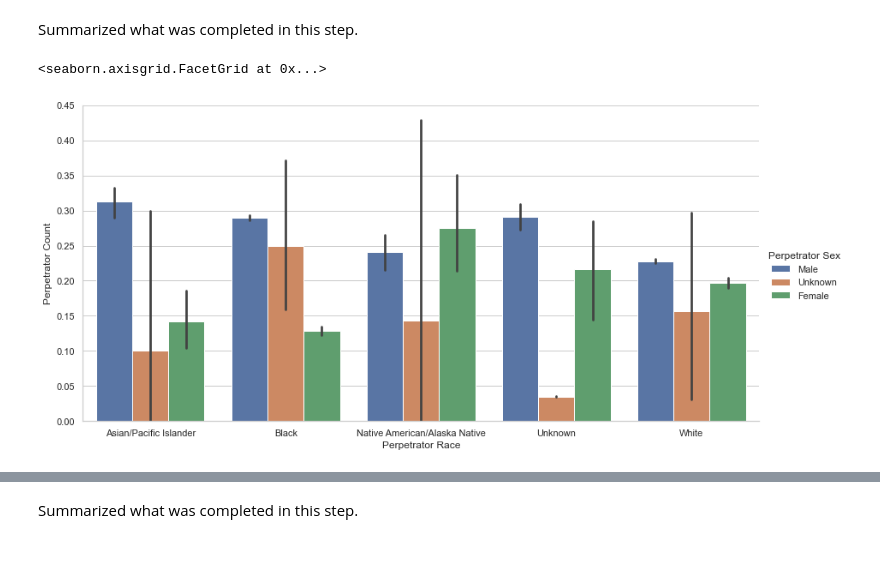
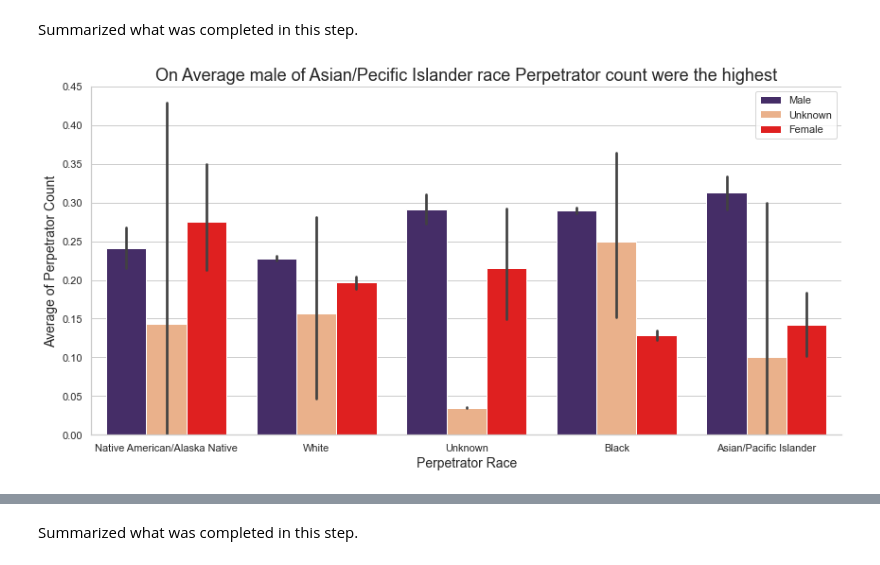
Before and after one commit to pretttyvo/ML1-Visualization-and-Data-Preprocessing, a Jupyter notebook: Lab 1/Jupyter Notebooks/Template.ipynb, the cells around one changed output, grey strips where cells are left out. Saved outputs shown, nothing was run; the diff lists cells and outputs as text; code cells hidden in the pictures.

Commit message:
Made all code compile, selected graphs

```diff
--- a/Lab 1/Jupyter Notebooks/Template.ipynb
+++ b/Lab 1/Jupyter Notebooks/Template.ipynb
@@ -211,3 +136,8 @@ Max age of Victim before: 998
 Min age of Victim before: 0
 Max age of Victim after: 99
 Min age of Victim after: 0
+# %%
+df['Perpetrator_age_range'] = pd.cut(df['Perpetrator Age'],[0,20,30,45,1e6],3,
+
+
+                                           labels=['Age(0-20)','Age(21-30)','Age(31-45)','Age 45+'])
@@ -770,13 +541,20 @@ Summarized what was completed in this step.
 # %% [markdown]
 Summarized what was completed in this step.
 # %%
+
 sns.catplot(x='Perpetrator Race',
            y='Perpetrator Count',
            kind='bar',
            height=6,
             aspect=2,
             hue='Perpetrator Sex',
-           data=df.sort_values('Perpetrator Race'))
+            palette=['#432371',"#FAAE7B",'red'],
+            legend=False,
+           data=df)
+plt.xlabel('Perpetrator Race',size=14)
+plt.ylabel('Average of Perpetrator Count',size=14)
+plt.title('On Average male of Asian/Pecific Islander race Perpetrator count were the highest',size=18)
+plt.legend()
+plt.show()
 # %% [output]
-<seaborn.axisgrid.FacetGrid at 0x...>
-[figure, old version]
+[figure, new version]
```
Also changed, not shown: parts of 31 cells of this notebook.
